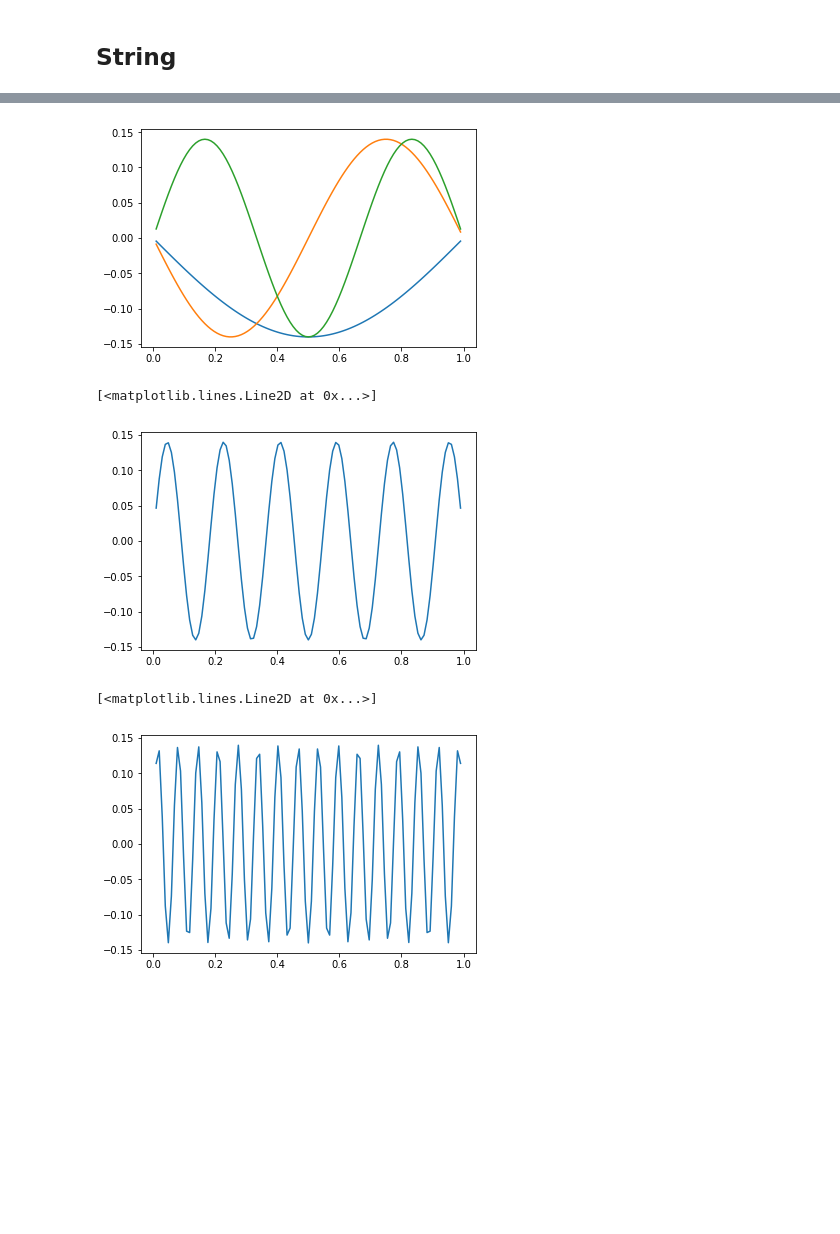
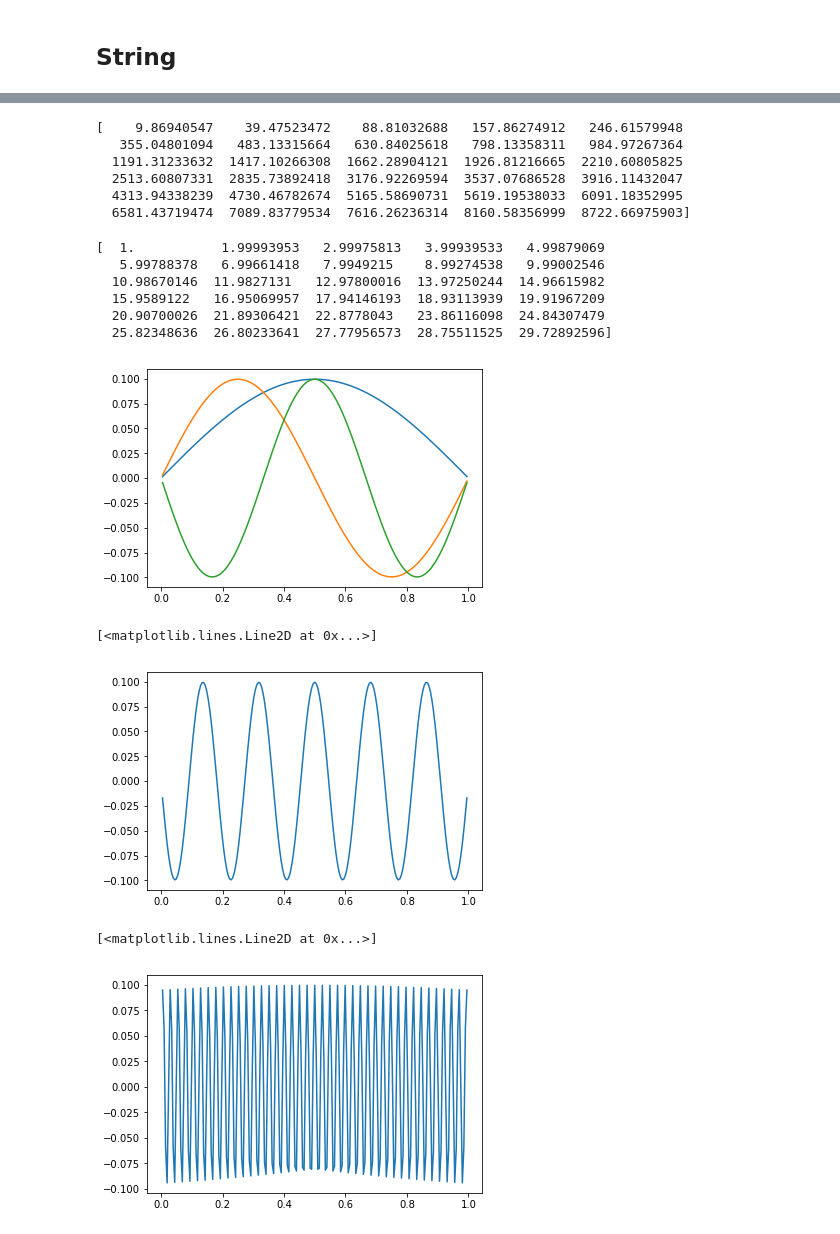
Before and after one commit to blanton144/computational, a Jupyter notebook: docs/notebooks/eigensystems.ipynb, the cells around one changed output, grey strips where cells are left out. Drawn from its saved outputs; the diff is of its cells as text; code cells hidden in the pictures; blank space fills up the shorter version.

```diff
--- a/docs/notebooks/eigensystems.ipynb
+++ b/docs/notebooks/eigensystems.ipynb
@@ -9,21 +26,51 @@ import scipy.sparse.linalg as linalgs
 ## String
 # %%
 class StringProb():
+    """Class for setting up a string wave eigenvector problem"""
     def p(self, x=None):
+        return(1.)
+    def rho(self, x=None):
         return(1.)
     def q(self, x=None):
         return(0.)
-    def __init__(self, N=101, q0=0., p0=0.):
-        self.q0 = q0
-        self.p0 = p0
+    def __init__(self, N=201, **kwargs):
+        self.kwargs = kwargs
         self.N = N
         self.h = 1. / (np.float64(N) + 1.)
         self.x = (np.arange(self.N, dtype=np.float64) + 1.) * self.h
         diagonal = ((self.p(self.x - 0.5 * self.h) +
                      self.p(self.x + 0.5 * self.h)) / self.h**2
-                    + self.q(self.x))
-        offdiagonal = - (self.p(self.x[1:] - 0.5 * self.h)) / self.h**2
-        self.A = sparse.diags(diagonals=[offdiagonal, diagonal, offdiagonal],
+                    + self.q(self.x)) / self.rho(self.x)
+        lower_diagonal = - (self.p(self.x[1:] - 0.5 * self.h)) / self.h**2 / self.rho(self.x[1:])
+        upper_diagonal = - (self.p(self.x[1:] - 0.5 * self.h)) / self.h**2 / self.rho(self.x[0:-1])
+        self.A = sparse.diags(diagonals=[lower_diagonal, diagonal, upper_diagonal],
                               offsets=[-1, 0, 1], shape=(N, N))
+    def eig(self):
+        # Note that the sparse version of "eig" failed here; I know this problem should
+        # yield sines and cosines. A lesson to check your package's performance! So I
+        # work on the full matrix.
+        vals, vecs = linalg.eig(self.A.toarray())
+        isort = np.argsort(vals)
+        self.evals = vals[isort]
+        self.evecs = vecs[:, isort]
+    def set_coeffs(self, a=None, b=None):
+        self.a = a
+        self.b = b
+    def fit_coeffs(self, d=None):
+        (u, w, vt) = linalg.svd(self.evecs)
+        inz = np.where(w > 1.e-15)[0]
+        invw = np.zeros(len(w))
+        invw[inz] = 1. / w[inz]
+        einv = vt.transpose().dot(np.diag(invw)).dot(u.transpose())
+        return(einv.dot(d))
+    def frame(self, i):
+        period =  2. * np.pi / np.sqrt(self.evals[0])
+        t = np.float64(i) / np.float64(nframes) * period * 4
+        x = self.x
+        coeffs = (self.a * np.cos(np.sqrt(self.evals) * t) +
+                  self.b * np.sin(np.sqrt(self.evals) * t))
+        y = self.evecs.dot(coeffs).flatten()
+        line.set_data(x, y)
+        return (line,)
 # %%
 st = StringProb()
@@ -61,15 +87,33 @@ print(evals[np.argsort(evals)])
+# %%
+print(st.evals[0:30])
+# %% [output]
+[    9.86940547    39.47523472    88.81032688   157.86274912   246.61579948
+   355.04801094   483.13315664   630.84025618   798.13358311   984.97267364
+  1191.31233632  1417.10266308  1662.28904121  1926.81216665  2210.60805825
+  2513.60807331  2835.73892418  3176.92269594  3537.07686528  3916.11432047
+  4313.94338239  4730.46782674  5165.58690731  5619.19538033  6091.18352995
+  6581.43719474  7089.83779534  7616.26236314  8160.58356999  8722.66975903]
+# %%
+print(np.sqrt(st.evals[0:30] / st.evals[0]))
+# %% [output]
+[  1.           1.99993953   2.99975813   3.99939533   4.99879069
+   5.99788378   6.99661418   7.9949215    8.99274538   9.99002546
+  10.98670146  11.9827131   12.97800016  13.97250244  14.96615982
+  15.9589122   16.95069957  17.94146193  18.93113939  19.91967209
+  20.90700026  21.89306421  22.8778043   23.86116098  24.84307479
+  25.82348636  26.80233641  27.77956573  28.75511525  29.72892596]
 # %%
 for i in np.arange(3):
-    plt.plot(st.x, evecs[:,np.argsort(evals)[i]])
+    plt.plot(st.x, st.evecs[:, i])
 # %% [output]
-[figure, old version]
+[figure, new version]
 # %%
-plt.plot(st.x, evecs[:,np.argsort(evals)[10]])
+plt.plot(st.x, st.evecs[:, 10])
 # %% [output]
 [<matplotlib.lines.Line2D at 0x...>]
-[figure, old version]
+[figure, new version]
 # %%
-plt.plot(st.x, evecs[:,np.argsort(evals)[30]])
+plt.plot(st.x, st.evecs[:, 80])
 # %% [output]
 [<matplotlib.lines.Line2D at 0x...>]
-[figure, old version]
+[figure, new version]
```
Also changed, not shown: parts of 36 cells of this notebook, 4 other files.
